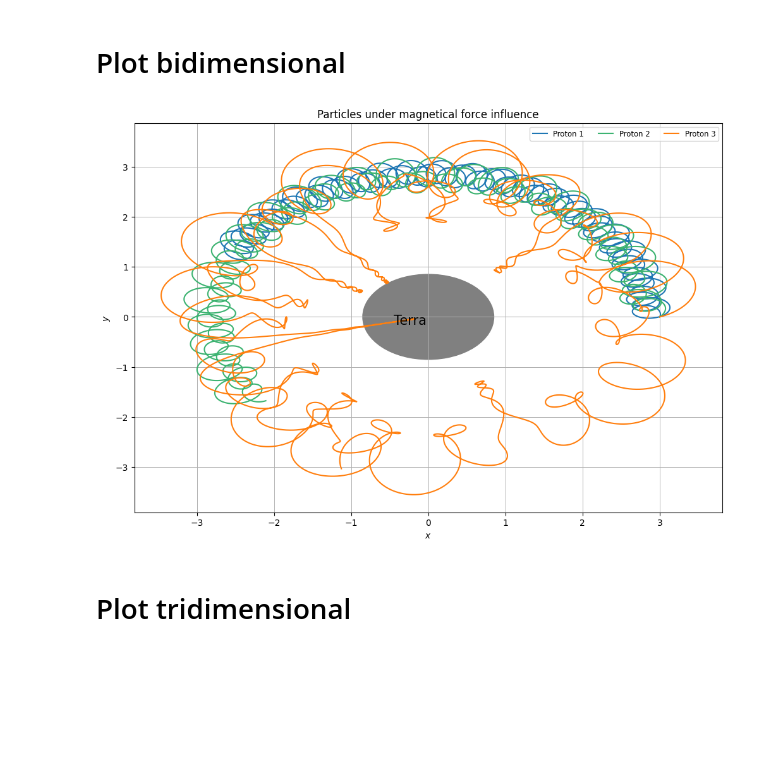
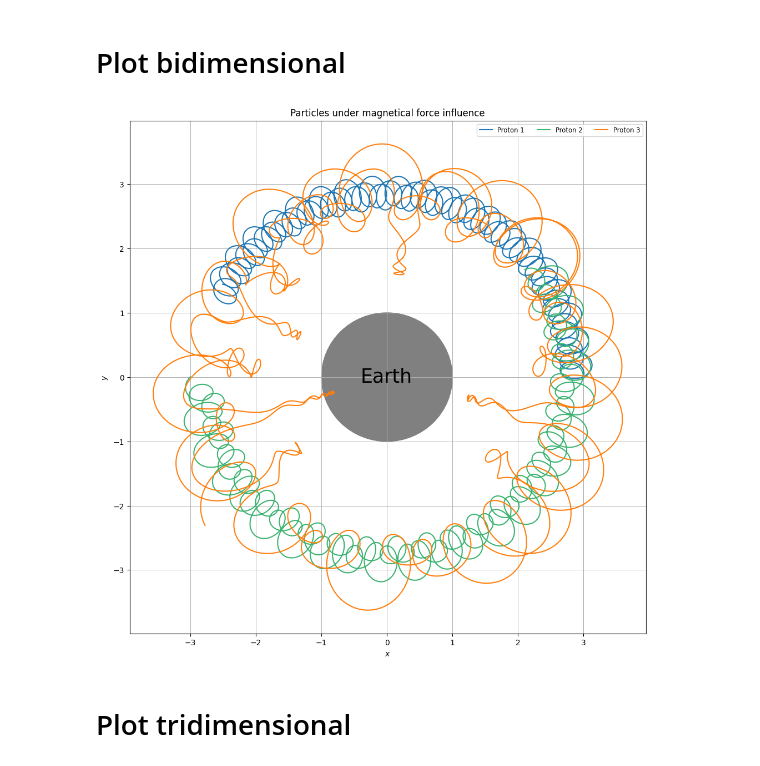
Before and after one commit to Shnrqpdr/Stormer-Problem, a Jupyter notebook: stormer-verlet_method/no_constraint_case/3d_case/notebook.ipynb, the cells around one changed output. Drawn from its saved outputs; the diff is of its cells as text; code cells hidden in the pictures; blank space fills up the shorter version.

```diff
--- a/stormer-verlet_method/no_constraint_case/3d_case/notebook.ipynb
+++ b/stormer-verlet_method/no_constraint_case/3d_case/notebook.ipynb
@@ -9,46 +9,46 @@ import pandas as pd
 # %% [markdown]
 # Plot bidimensional
 # %%
-fig = plt.figure(figsize=(12,8))
+fig = plt.figure(figsize=(12,12))
 
 ax=fig.add_subplot()
 #ax.set(xlim=(-5.1, 15)) # se for plotar com 2 protons, retirar essa linha
 
-fileProton1=pd.read_csv("data-files/dadosProton3D_1.dat", header = 0, sep='\s+')
-fileProton2=pd.read_csv("data-files/dadosProton3D_2.dat", header = 0, sep='\s+')
-fileProton3=pd.read_csv("data-files/dadosProton3D_3.dat", header = 0, sep='\s+')
+fileProton1=pd.read_csv("data-files/dadosProton1Animacao.dat", header = 0, sep='\s+')
+fileProton2=pd.read_csv("data-files/dadosProton2Animacao.dat", header = 0, sep='\s+')
+fileProton3=pd.read_csv("data-files/dadosProton3Animacao.dat", header = 0, sep='\s+')
 
 label_1='Proton 1'
 label_2='Proton 2'
 label_3='Proton 3'
 
 ax.plot(fileProton1['x'],fileProton1['y'], '-', label=label_1)
 # ax.scatter(fileProton1['x'],fileProton1['y'],marker='8',linewidth=0.1,label=label_1,s=4)
 # plt.plot(fileProton1['x'],fileProton1['y'],linestyle='-',linewidth=0.1)
 
 ax.plot(fileProton2['x'],fileProton2['y'], '-', label=label_2, color='mediumseagreen')
 # ax.scatter(fileProton2['x'],fileProton2['y'],marker='8',linewidth=0.1,label=label_2,s=4, color='mediumseagreen')
 # plt.plot(fileProton2['x'],fileProton2['y'],linestyle='-',linewidth=0.3, color='mediumseagreen')
 
 ax.plot(fileProton3['x'],fileProton3['y'], '-', label=label_3)
 #ax.scatter(fileProton3['x'],fileProton3['y'],marker='8',linewidth=0.01,label=label_1,s=3)
 # plt.plot(fileProton3['x'],fileProton3['y'],linestyle='-',linewidth=0.2)
 
-a_circle = plt.Circle((0, 0), 0.85, color='gray')
+a_circle = plt.Circle((0, 0), 1, color='gray')
 ax.add_artist(a_circle)
 
 plt.grid(linestyle='-', linewidth=0.7)
 plt.xlabel("$x$")
 plt.ylabel("$y$")
-plt.text(-0.45, -0.15, 'Terra', fontsize = 15) #-0.45 e -0.15 fontsize = 15 é o padrão para plotar com 2 protons
+plt.text(-0.40, -0.075, 'Earth', fontsize = 25) #-0.45 e -0.15 fontsize = 15 é o padrão para plotar com 2 protons
 
 plt.title("Particles under magnetical force influence", fontdict=None,)
 plt.legend(loc="upper right",ncol=3,fontsize='small')
 
 # plt.savefig('plot3DPlano.pdf')
 plt.show()
 # %% [output]
-[figure, old version]
+[figure, new version]
 # %% [markdown]
 # Plot tridimensional
 # %%
```
Also changed, not shown: parts of 3 cells of this notebook, 15 other files.
